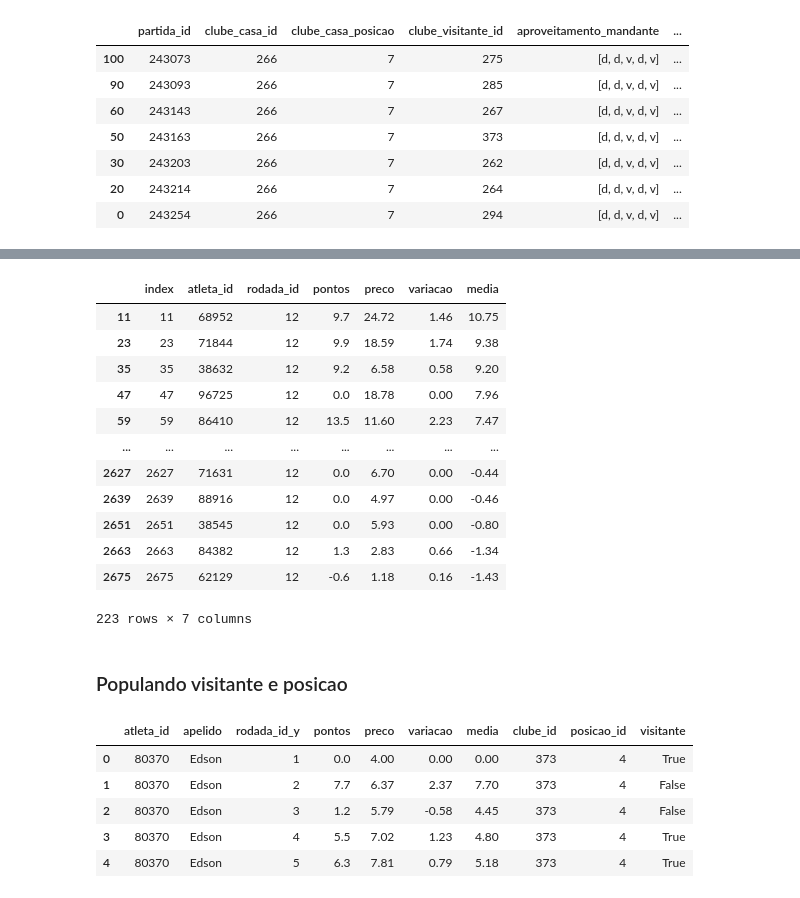
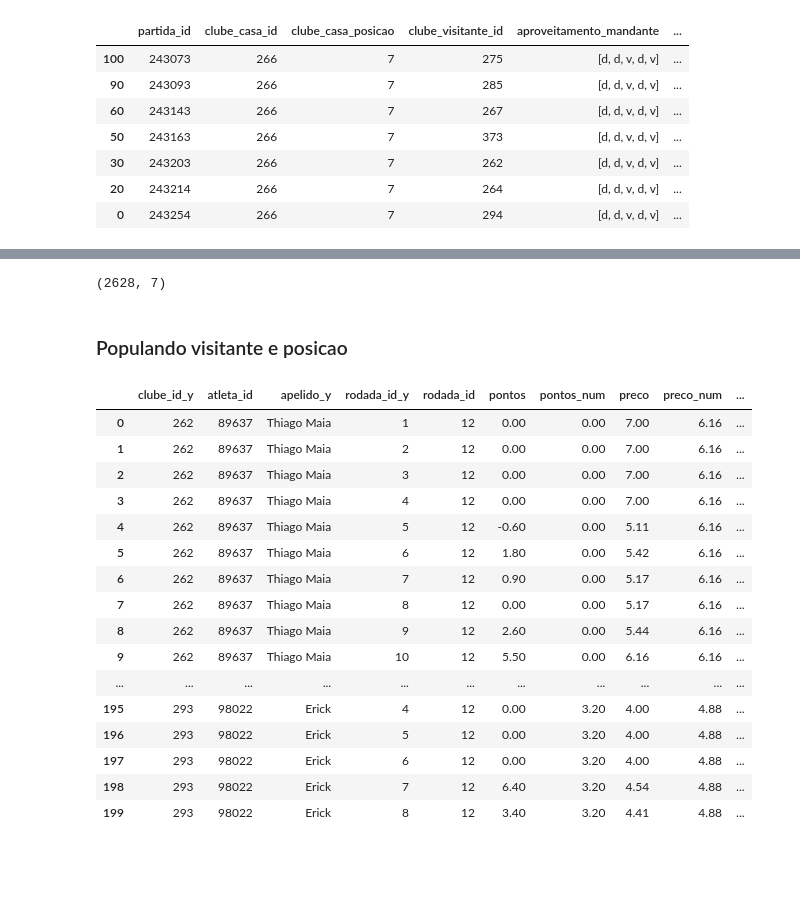
Before and after one commit to irgot/curso-python, a Jupyter notebook: alura-python/testeCartola.ipynb, the cells around one changed output, grey strips where cells are left out. Cells and saved outputs as stored; diff of their text form; code cells hidden in the pictures; blank space fills up the shorter version.

```diff
--- a/alura-python/testeCartola.ipynb
+++ b/alura-python/testeCartola.ipynb
@@ -96,6 +96,7 @@ partidasDF[partidasDF.clube_casa_id==266].sort_values(by='rodada')
 | 0 | 243254 | 266 | 7 | 294 | [d, d, v, d, v] | ... |
 # %%
 partida_atualDF=pd.DataFrame(partida_atual)
+partida_atualDF['diferenca_posicao'] = partida_atualDF.clube_casa_posicao - partida_atualDF.clube_visitante_posicao
 partida_atualDF
 # %% [output]
 |  | partida_id | clube_casa_id | clube_casa_posicao | clube_visitante_id | aproveitamento_mandante | ... |
@@ -162,33 +163,42 @@ colunas={'pontos_num':'pontos','preco_num':'preco','variacao_num':'variacao','me
 ap = atletas_provaveis[['atleta_id','rodada_id','pontos_num','preco_num','variacao_num','media_num']].rename(columns=colunas)
 pontos_c = pd.concat([ap,pontos],ignore_index=True)
 pontos[pontos.rodada_id==12]
+pontos.shape
 # %% [output]
-|  | index | atleta_id | rodada_id | pontos | preco | variacao | media |
-| 11 | 11 | 68952 | 12 | 9.7 | 24.72 | 1.46 | 10.75 |
-| 23 | 23 | 71844 | 12 | 9.9 | 18.59 | 1.74 | 9.38 |
-| 35 | 35 | 38632 | 12 | 9.2 | 6.58 | 0.58 | 9.20 |
-| 47 | 47 | 96725 | 12 | 0.0 | 18.78 | 0.00 | 7.96 |
-| 59 | 59 | 86410 | 12 | 13.5 | 11.60 | 2.23 | 7.47 |
-| ... | ... | ... | ... | ... | ... | ... | ... |
-| 2627 | 2627 | 71631 | 12 | 0.0 | 6.70 | 0.00 | -0.44 |
-| 2639 | 2639 | 88916 | 12 | 0.0 | 4.97 | 0.00 | -0.46 |
-| 2651 | 2651 | 38545 | 12 | 0.0 | 5.93 | 0.00 | -0.80 |
-| 2663 | 2663 | 84382 | 12 | 1.3 | 2.83 | 0.66 | -1.34 |
-| 2675 | 2675 | 62129 | 12 | -0.6 | 1.18 | 0.16 | -1.43 |
-223 rows × 7 columns
+(2628, 7)
 # %% [markdown]
 ### Populando visitante e posicao
 # %%
 pontos_new = atletas.merge(pontos, on='atleta_id')[['atleta_id','apelido','rodada_id_y','pontos','preco','variacao','media','clube_id','posicao_id']]
 pontos_new = pontos_new.merge(right = partidasDF, how='left',  left_on=['rodada_id_y','clube_id'], right_on=['rodada','clube_visitante_id'])[['atleta_id','apelido','rodada_id_y','pontos','preco','variacao','media','clube_id','posicao_id','clube_visitante_id']]
 pontos_new['clube_visitante_id'] = pontos_new.clube_visitante_id.fillna(False)
 pontos_new['visitante']=pontos_new['clube_visitante_id'].astype(bool)
 pontos_new.drop(columns=['clube_visitante_id'],inplace=True)
-pontos_new.head()
+
+pd.set_option('display.max_rows', 200)
+pontos_new=pontos_new.merge(right = partida_atualDF, how='left',  left_on=['clube_id'], right_on=['clube_visitante_id'])[['atleta_id','apelido','rodada_id_y','pontos','preco','variacao','media','clube_id','posicao_id','visitante','diferenca_posicao']]
+pontos_new=pontos_new.merge(right = partida_atualDF, how='left',  left_on=['clube_id'], right_on=['clube_casa_id'])[['atleta_id','apelido','rodada_id_y','pontos','preco','variacao','media','clube_id','posicao_id','visitante','diferenca_posicao_y','diferenca_posicao_x']]
+pontos_new['diferenca_posicao_x'].fillna(value=0,inplace=True)
+pontos_new['diferenca_posicao_y'].fillna(value=0,inplace=True)
+pontos_new['diferenca_posicao']=pontos_new.diferenca_posicao_x+pontos_new.diferenca_posicao_y
+pontos_new.drop(columns=['diferenca_posicao_x','diferenca_posicao_y'],inplace=True)
+pontos_new = pontos_new.merge(right=atletas, how='left',left_on=['atleta_id'],right_on =['atleta_id'])[['clube_id_y','atleta_id','apelido_y','rodada_id_y','rodada_id','pontos','pontos_num','preco','preco_num','variacao','variacao_num','media','media_num','clube_id_x','posicao_id_x','visitante','status_id','diferenca_posicao']]
+pontos_new.head(200)
 # %% [output]
-|  | atleta_id | apelido | rodada_id_y | pontos | preco | variacao | media | clube_id | posicao_id | visitante |
-| 0 | 80370 | Edson | 1 | 0.0 | 4.00 | 0.00 | 0.00 | 373 | 4 | True |
-| 1 | 80370 | Edson | 2 | 7.7 | 6.37 | 2.37 | 7.70 | 373 | 4 | False |
-| 2 | 80370 | Edson | 3 | 1.2 | 5.79 | -0.58 | 4.45 | 373 | 4 | False |
-| 3 | 80370 | Edson | 4 | 5.5 | 7.02 | 1.23 | 4.80 | 373 | 4 | True |
-| 4 | 80370 | Edson | 5 | 6.3 | 7.81 | 0.79 | 5.18 | 373 | 4 | True |
+|  | clube_id_y | atleta_id | apelido_y | rodada_id_y | rodada_id | pontos | pontos_num | preco | preco_num | ... |
+| 0 | 262 | 89637 | Thiago Maia | 1 | 12 | 0.00 | 0.00 | 7.00 | 6.16 | ... |
+| 1 | 262 | 89637 | Thiago Maia | 2 | 12 | 0.00 | 0.00 | 7.00 | 6.16 | ... |
+| 2 | 262 | 89637 | Thiago Maia | 3 | 12 | 0.00 | 0.00 | 7.00 | 6.16 | ... |
+| 3 | 262 | 89637 | Thiago Maia | 4 | 12 | 0.00 | 0.00 | 7.00 | 6.16 | ... |
+| 4 | 262 | 89637 | Thiago Maia | 5 | 12 | -0.60 | 0.00 | 5.11 | 6.16 | ... |
+| 5 | 262 | 89637 | Thiago Maia | 6 | 12 | 1.80 | 0.00 | 5.42 | 6.16 | ... |
+| 6 | 262 | 89637 | Thiago Maia | 7 | 12 | 0.90 | 0.00 | 5.17 | 6.16 | ... |
+| 7 | 262 | 89637 | Thiago Maia | 8 | 12 | 0.00 | 0.00 | 5.17 | 6.16 | ... |
+| 8 | 262 | 89637 | Thiago Maia | 9 | 12 | 2.60 | 0.00 | 5.44 | 6.16 | ... |
+| 9 | 262 | 89637 | Thiago Maia | 10 | 12 | 5.50 | 0.00 | 6.16 | 6.16 | ... |
+| ... | ... | ... | ... | ... | ... | ... | ... | ... | ... | ... |
+| 195 | 293 | 98022 | Erick | 4 | 12 | 0.00 | 3.20 | 4.00 | 4.88 | ... |
+| 196 | 293 | 98022 | Erick | 5 | 12 | 0.00 | 3.20 | 4.00 | 4.88 | ... |
+| 197 | 293 | 98022 | Erick | 6 | 12 | 0.00 | 3.20 | 4.00 | 4.88 | ... |
+| 198 | 293 | 98022 | Erick | 7 | 12 | 6.40 | 3.20 | 4.54 | 4.88 | ... |
+| 199 | 293 | 98022 | Erick | 8 | 12 | 3.40 | 3.20 | 4.41 | 4.88 | ... |
```
Also changed, not shown: parts of 12 cells of this notebook, 5 other files.
